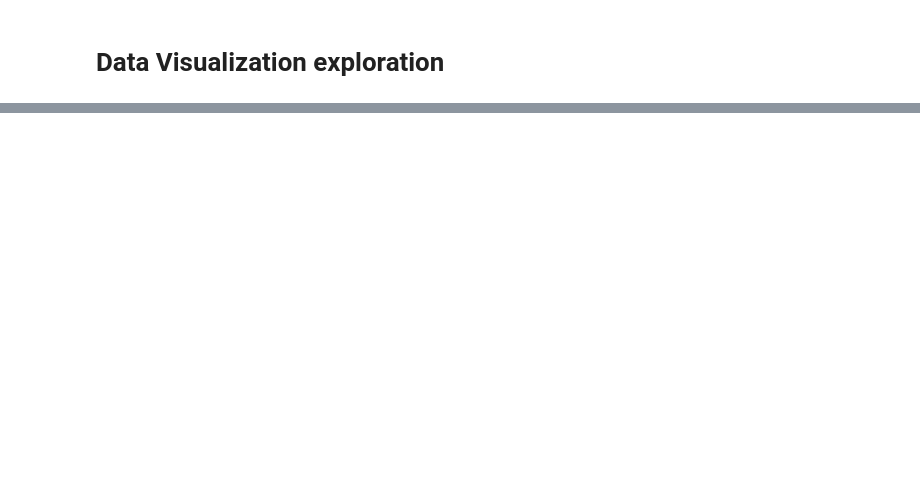
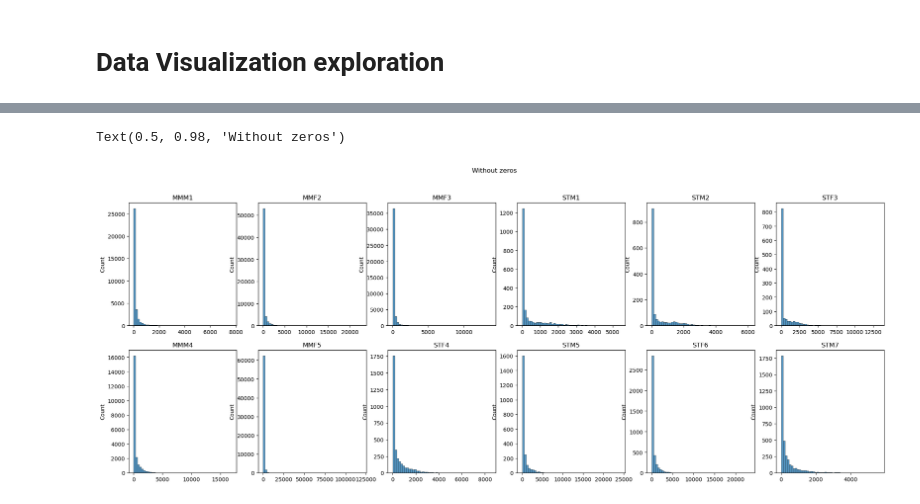
Before and after one commit to eisko/MAPseq_analysis, a Jupyter notebook: cell visualization testing.ipynb, the cells around one changed output, grey strips where cells are left out. Drawn from its saved outputs; the diff is of its cells as text; code cells hidden in the pictures; blank space fills up the shorter version.

```diff
--- a/cell visualization testing.ipynb
+++ b/cell visualization testing.ipynb
@@ -140,0 +164,18 @@ sns.heatmap(plot, cmap=orange_cmp, cbar=False)
+# %%
+# plot = []
+# for i in range(num_samples):
+#     plot.append(omc_values[i].nonzero())
+
+# plot histogram of count values
+fig, axs = plt.subplots(2,6, figsize=(25,9))
+i=0
+for ax in axs.flat:
+    idx = omc_values[i].nonzero()
+    plot = omc_values[i][idx]
+    sns.histplot(plot, bins = 50, legend=False, ax=ax)
+    ax.set_title(mice[i])
+    i+=1
+fig.suptitle("Without zeros")
+# %% [output]
+Text(0.5, 0.98, 'Without zeros')
+[figure, added]
```
Also changed, not shown: parts of 13 cells of this notebook.
